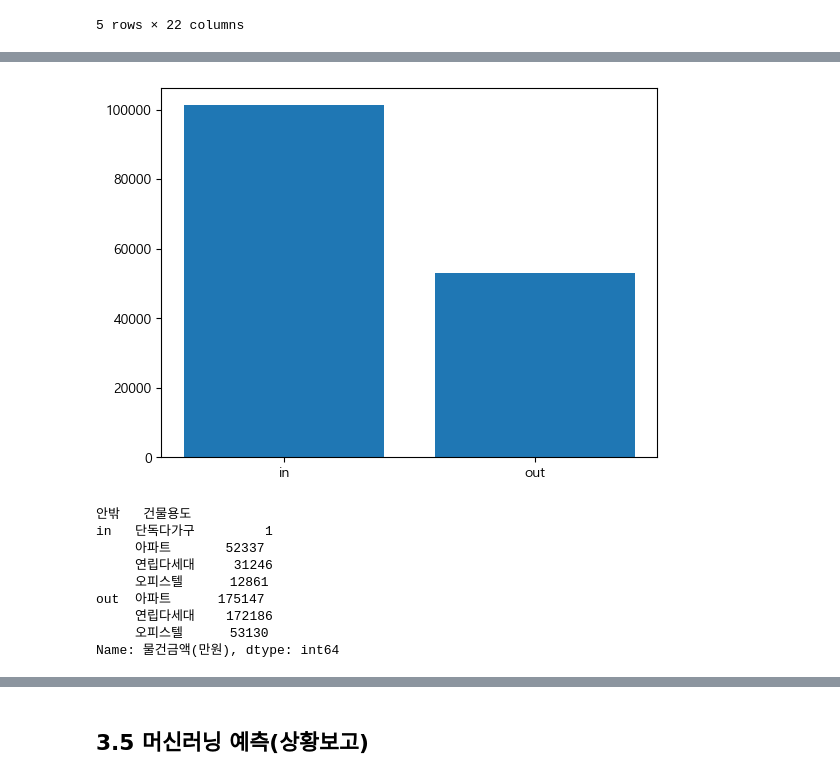
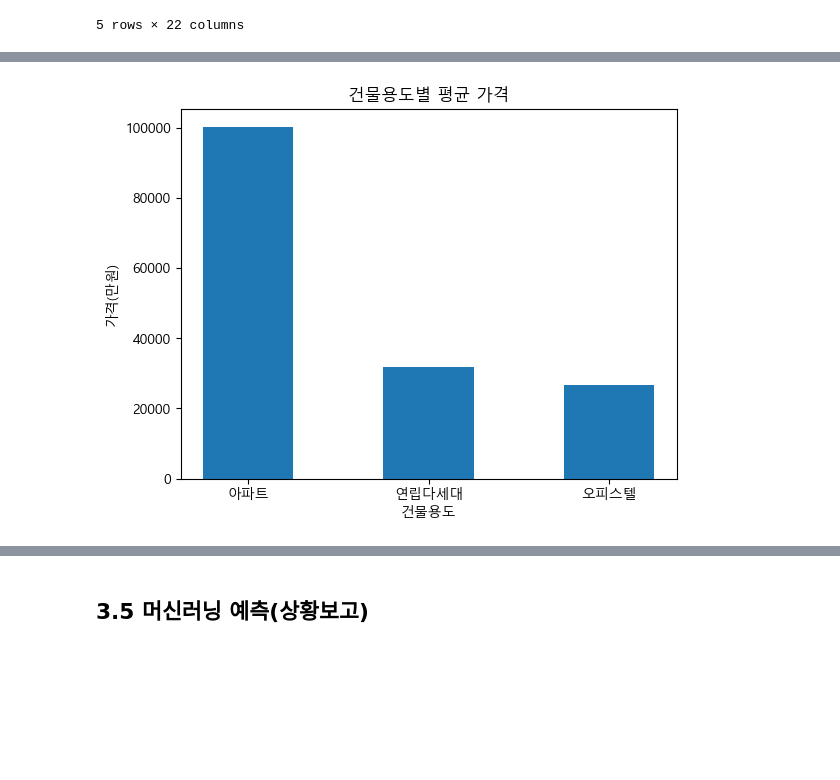
Before and after one commit to GitSkyBlue/Estate, a Jupyter notebook: Estate.ipynb, the cells around one changed output, grey strips where cells are left out. Cells and saved outputs as stored; diff of their text form; code cells hidden in the pictures; blank space fills up the shorter version.

```diff
--- a/Estate.ipynb
+++ b/Estate.ipynb
@@ -396,0 +303,9 @@ Name: 면적당 단가, Length: 496908, dtype: float64
+# %%
+import pandas as pd
+import matplotlib.pyplot as plt
+
+plt.rcParams['font.family'] ='Malgun Gothic'
+plt.rcParams['axes.unicode_minus'] =False
+# %%
+df = pd.read_csv('seoul_estate_data.csv', encoding='utf-8-sig')
+df.head()
@@ -397,3 +320,7 @@ Name: 면적당 단가, Length: 496908, dtype: float64
+# %%
+df.drop(['Unnamed: 0', '자치구코드', '법정동코드', '지번구분', '지번구분명', '건물명', '국고채(1년)', '국고채(5년)', '면적당 단가', '물건금액(만원)_평균', '건물용도_단독다가구', '건물용도_아파트', '건물용도_연립다세대', '건물용도_오피스텔'], axis=1, inplace=True)
+# %%
+df = df[df['건물용도'] != '단독다가구']
 # %%
 df.info()
 # %% [output]
@@ -451,21 +447,11 @@ plt.show()
 # %%
-# 2호선 안밖 평균 가격 비교
-data = df.groupby('안밖')['물건금액(만원)'].mean()
+# 건물용도별 평균 가격
+data = df.groupby('건물용도')['물건금액(만원)'].mean()
 
-plt.bar(data.index, data.values)
+plt.bar(data.index, data.values, width=0.5)
+plt.title('건물용도별 평균 가격')
+plt.xlabel('건물용도')
+plt.ylabel('가격(만원)')
 plt.show()
 # %% [output]
-[figure, old version]
+[figure, new version]
-# %%
-data = df.groupby(['안밖', '건물용도'])['물건금액(만원)'].count()
-data
-# %% [output]
-안밖   건물용도
-in   단독다가구         1
-     아파트       52337
-     연립다세대     31246
-     오피스텔      12861
-out  아파트      175147
-     연립다세대    172186
-     오피스텔      53130
-Name: 물건금액(만원), dtype: int64
```
Also changed, not shown: parts of 52 cells of this notebook.
